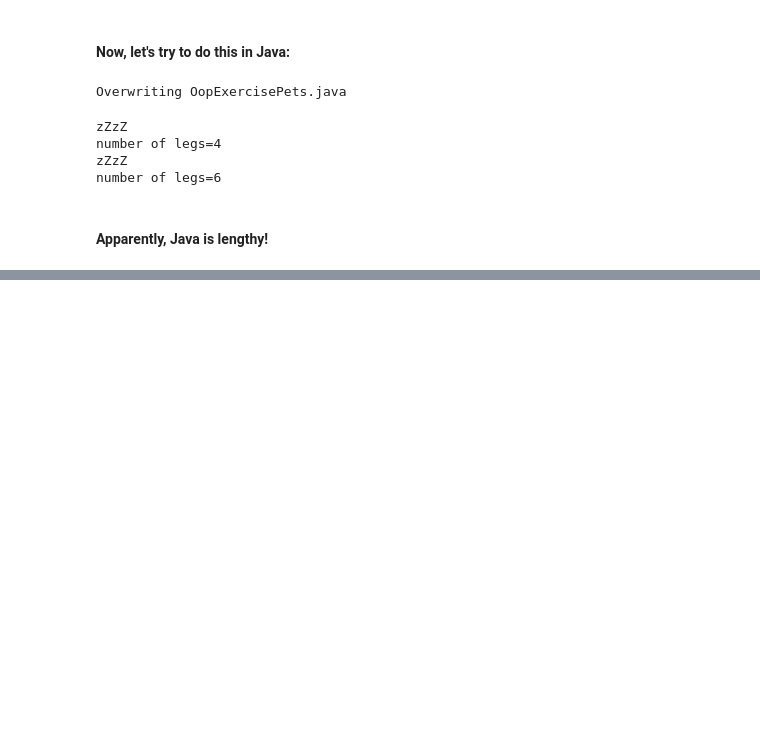
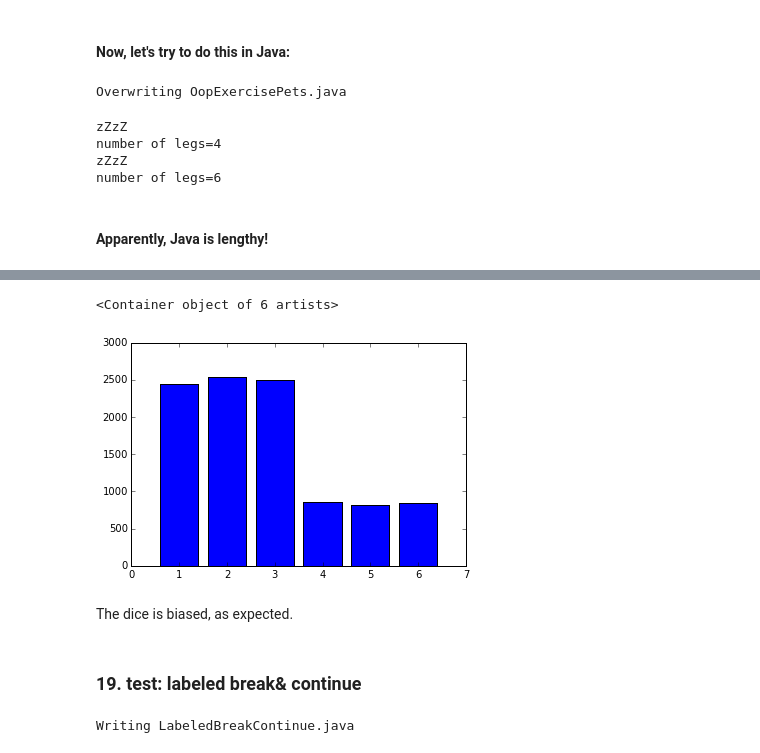
Before and after one commit to ScarletMcLearn/Notebooks, a Jupyter notebook: Java_Basics.ipynb, the cells around one changed output, grey strips where cells are left out. Drawn from its saved outputs; the diff is of its cells as text; code cells hidden in the pictures; blank space fills up the shorter version.

```diff
--- a/Java_Basics.ipynb
+++ b/Java_Basics.ipynb
@@ -629,0 +919,33 @@ number of legs=6
+# %%
+dat=np.loadtxt("DiceNum.txt")
+hist, bins =np.histogram(dat,bins=6)
+plt.bar(np.arange(6)+1, hist, align='center')
+# %% [output]
+<Container object of 6 artists>
+[figure, added]
+# %% [markdown]
+The dice is biased, as expected.
+# %% [markdown]
+### 19. test: labeled break& continue
+# %%
+%%file LabeledBreakContinue.java
+
+import java.io.*;
+//import java.lang.*;
+
+public class LabeledBreakContinue{
+    public static void main(String[] args) throws IOException{
+        int i,j;
+
+        breakpoint:
+        for(i=0;i<3;i++){
+            for(j=0;j<3;j++){
+                System.out.println("i,j="+i+" "+j);
+                if (i==1&& j==1){continue breakpoint;}
+            }
+        }
+
+    }
+}
+# %% [output]
+Writing LabeledBreakContinue.java
```
Also changed, not shown: parts of 35 cells of this notebook.
